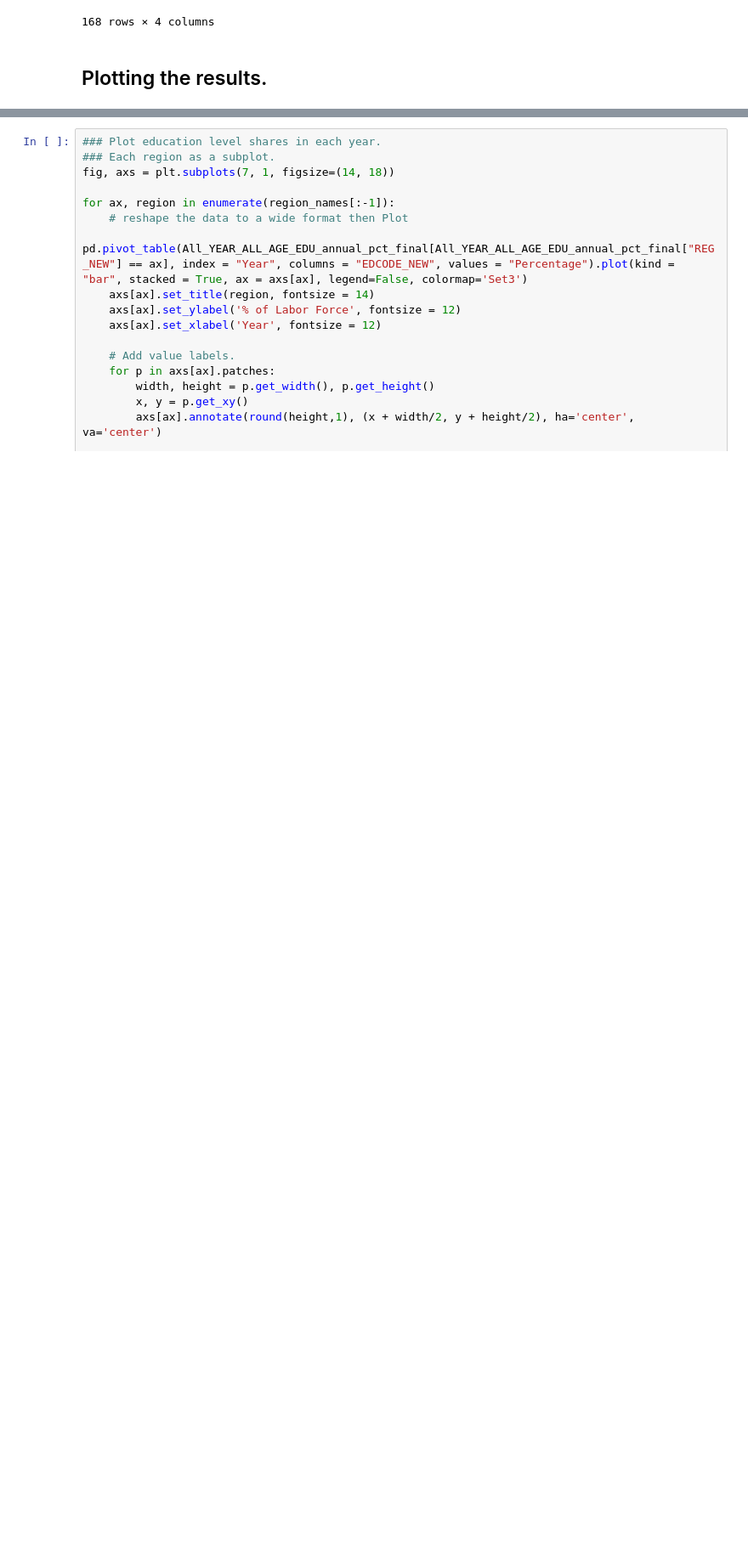
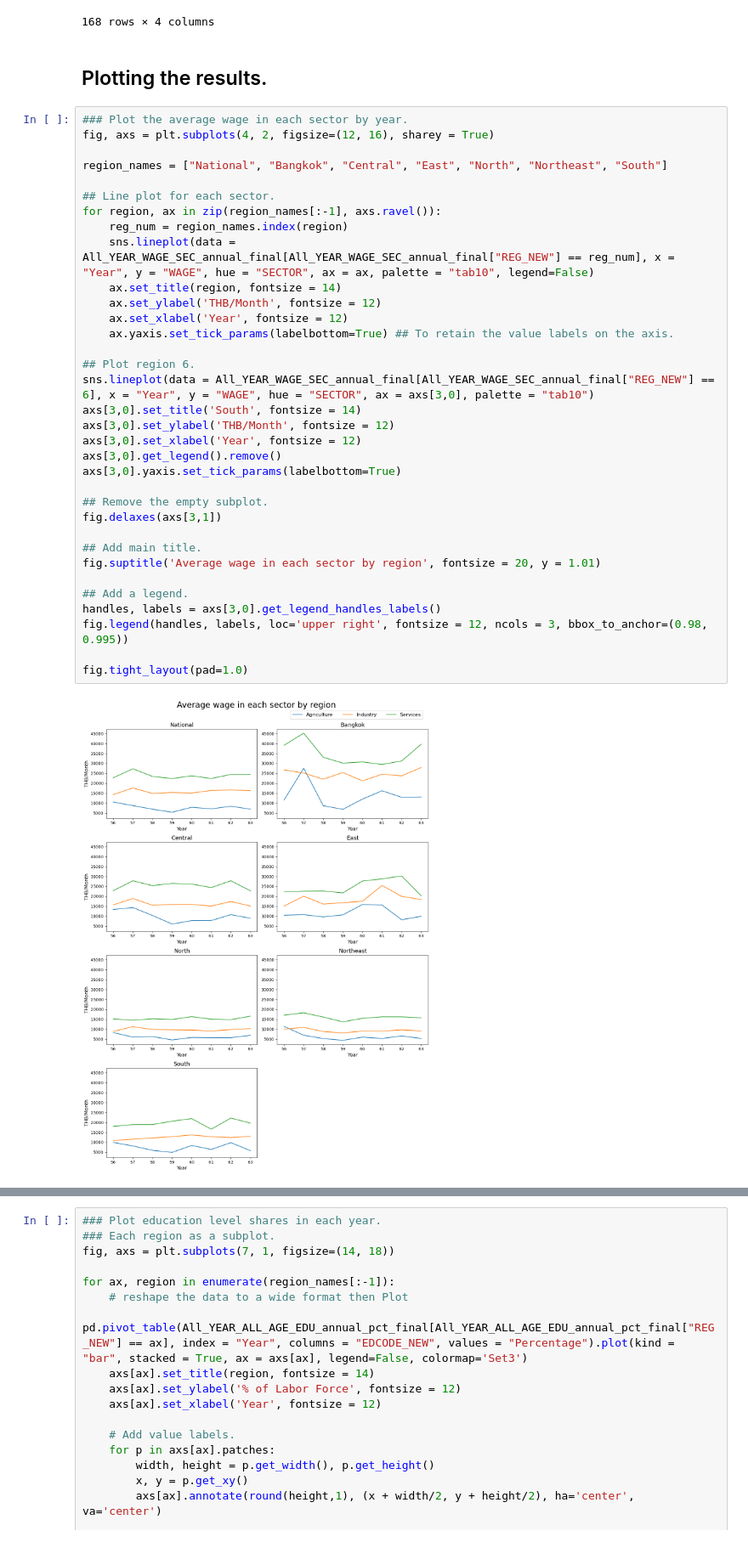
Before and after one commit to PhakphumJ/Thesis_code, a Jupyter notebook: LFS_code.ipynb, the cells around one changed output, grey strips where cells are left out. Shown at 85% size. Saved outputs shown, nothing was run; the diff lists cells and outputs as text; blank space fills up the shorter version.

Commit message:
Plot avg wage.

```diff
--- a/LFS_code.ipynb
+++ b/LFS_code.ipynb
@@ -938,6 +938,42 @@ All_YEAR_WAGE_SEC_annual_final
 168 rows × 4 columns
 # %% [markdown]
 ## Plotting the results.
+# %%
+### Plot the average wage in each sector by year.
+fig, axs = plt.subplots(4, 2, figsize=(12, 16), sharey = True)
+
+region_names = ["National", "Bangkok", "Central", "East", "North", "Northeast", "South"]
+
+## Line plot for each sector.
+for region, ax in zip(region_names[:-1], axs.ravel()):
+    reg_num = region_names.index(region)
+    sns.lineplot(data = All_YEAR_WAGE_SEC_annual_final[All_YEAR_WAGE_SEC_annual_final["REG_NEW"] == reg_num], x = "Year", y = "WAGE", hue = "SECTOR", ax = ax, palette = "tab10", legend=False)
+    ax.set_title(region, fontsize = 14)
+    ax.set_ylabel('THB/Month', fontsize = 12)
+    ax.set_xlabel('Year', fontsize = 12)
+    ax.yaxis.set_tick_params(labelbottom=True) ## To retain the value labels on the axis.
+
+## Plot region 6.
+sns.lineplot(data = All_YEAR_WAGE_SEC_annual_final[All_YEAR_WAGE_SEC_annual_final["REG_NEW"] == 6], x = "Year", y = "WAGE", hue = "SECTOR", ax = axs[3,0], palette = "tab10")
+axs[3,0].set_title('South', fontsize = 14)
+axs[3,0].set_ylabel('THB/Month', fontsize = 12)
+axs[3,0].set_xlabel('Year', fontsize = 12)
+axs[3,0].get_legend().remove()
+axs[3,0].yaxis.set_tick_params(labelbottom=True)
+
+## Remove the empty subplot.
+fig.delaxes(axs[3,1])
+
+## Add main title.
+fig.suptitle('Average wage in each sector by region', fontsize = 20, y = 1.01)
+
+## Add a legend.
+handles, labels = axs[3,0].get_legend_handles_labels()
+fig.legend(handles, labels, loc='upper right', fontsize = 12, ncols = 3, bbox_to_anchor=(0.98, 0.995))
+
+fig.tight_layout(pad=1.0)
+# %% [output]
+[figure, added]
 # %%
 #### Plot the shares of sectors in each year.
 ### Each region as a subplot.
```
Also changed, not shown: parts of 2 cells of this notebook.
